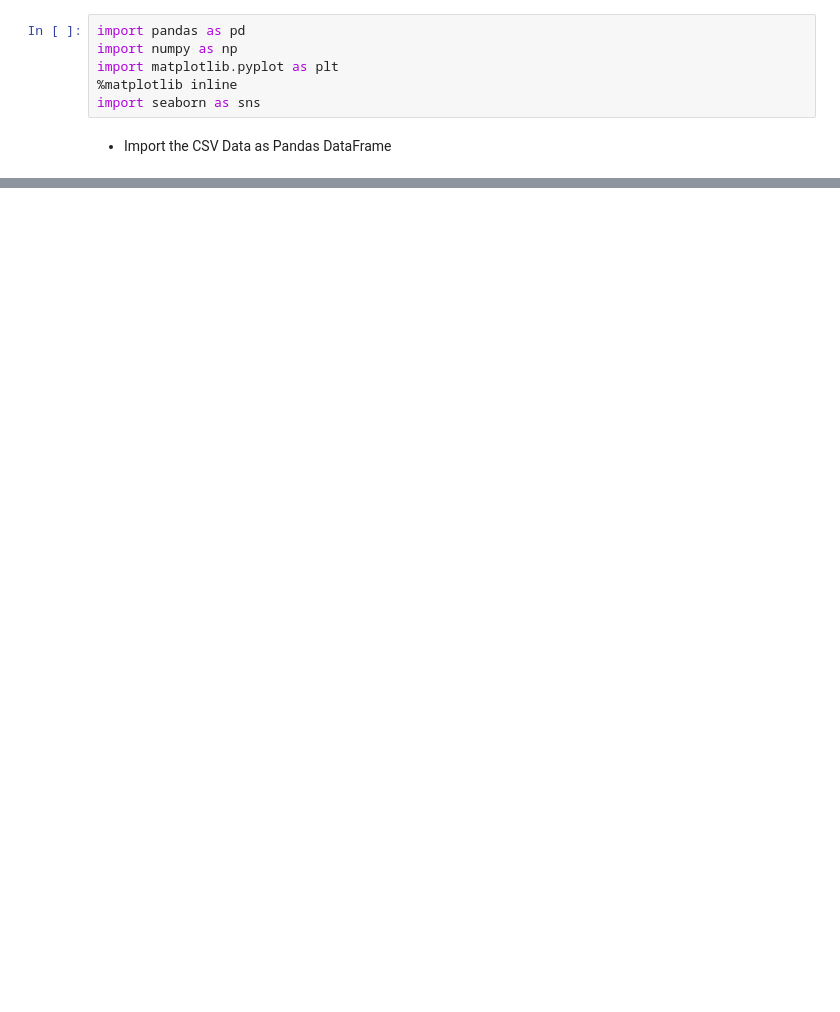
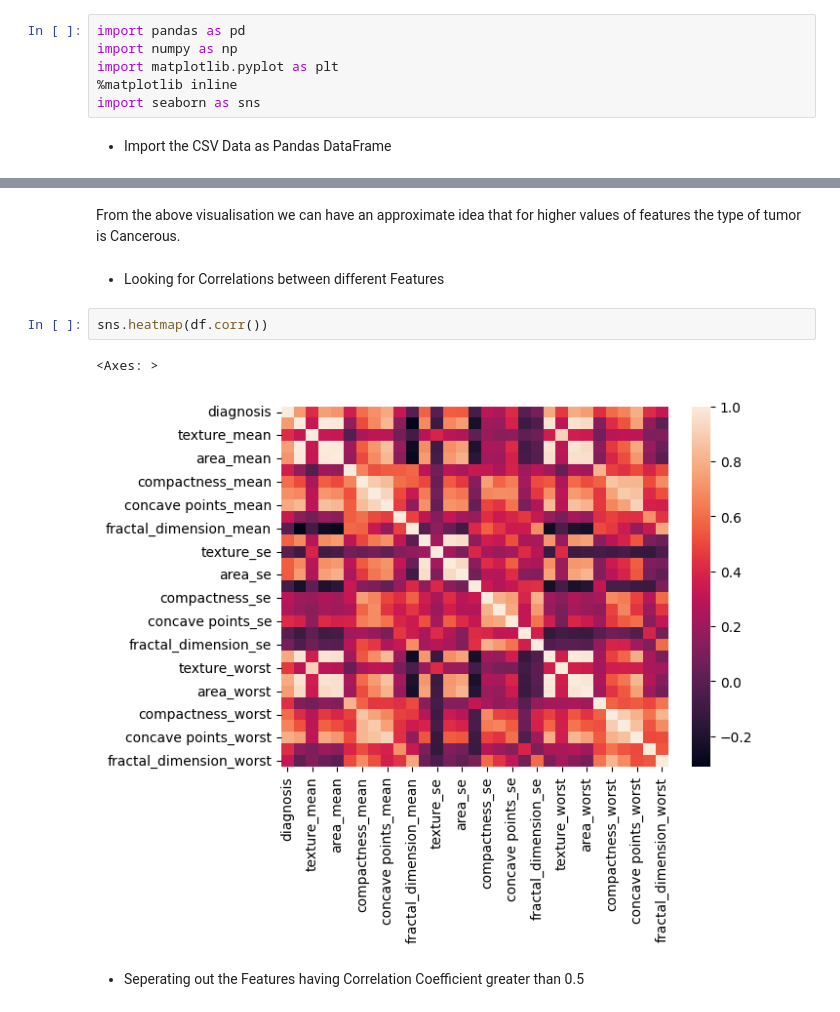
Before and after one commit to kanishka-maurya/Breast-Cancer-Prediction, a Jupyter notebook: notebook/1.EDA.ipynb, the cells around one changed output, grey strips where cells are left out. Saved outputs shown, nothing was run; the diff lists cells and outputs as text; blank space fills up the shorter version.

```diff
--- a/notebook/1.EDA.ipynb
+++ b/notebook/1.EDA.ipynb
@@ -36,0 +153,11 @@ df.shape
+# %% [markdown]
+From the above visualisation we can have an approximate idea that for higher values of features the type of tumor is Cancerous.
+# %% [markdown]
+- Looking for Correlations between different Features
+# %%
+sns.heatmap(df.corr())
+# %% [output]
+<Axes: >
+[figure, added]
+# %% [markdown]
+- Seperating out the Features having Correlation Coefficient greater than 0.5
```
Also changed, not shown: parts of 28 cells of this notebook, 18 other files.
